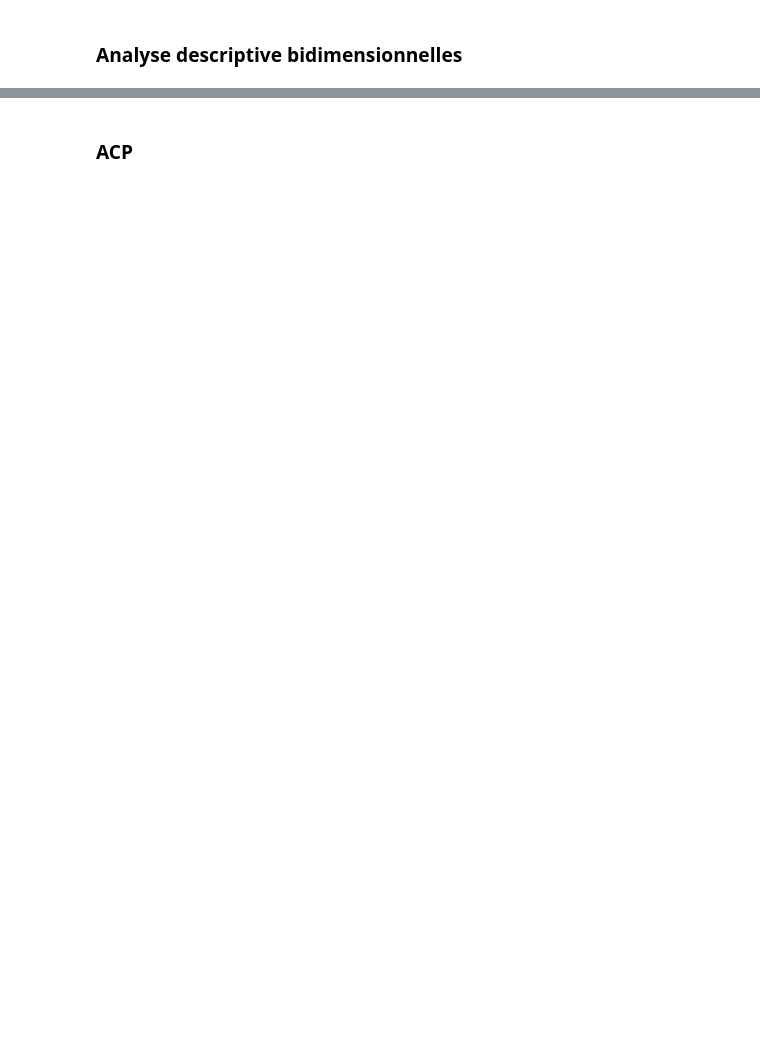
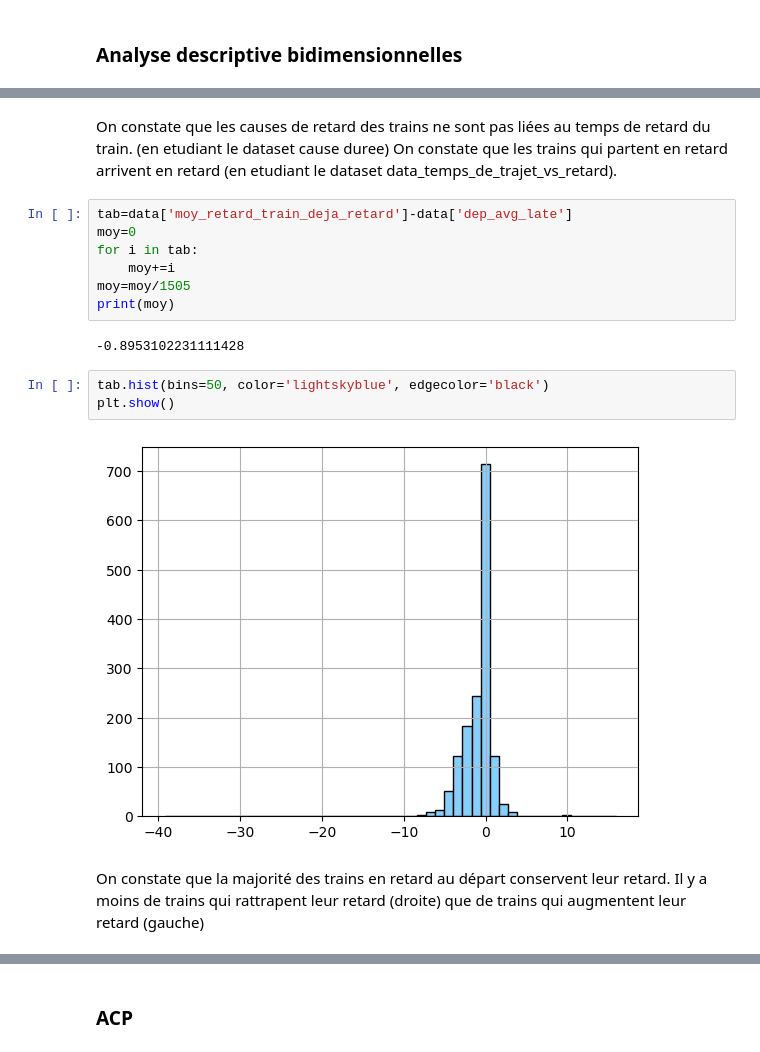
Before and after one commit to Clara-Lst/Projet_AD, a Jupyter notebook: AD-projet-python.ipynb, the cells around one changed output, grey strips where cells are left out. Saved outputs shown, nothing was run; the diff lists cells and outputs as text; blank space fills up the shorter version.

```diff
--- a/AD-projet-python.ipynb
+++ b/AD-projet-python.ipynb
@@ -282,0 +352,20 @@ SyntaxError: invalid syntax (3579356489.py, line 1)
+# %% [markdown]
+On constate que les causes de retard des trains ne sont pas liées au temps de retard du train. (en etudiant le dataset cause duree)
+On constate que les trains qui partent en retard arrivent en retard (en etudiant le dataset data_temps_de_trajet_vs_retard).
+# %%
+tab=data['moy_retard_train_deja_retard']-data['dep_avg_late']
+moy=0
+for i in tab:
+    moy+=i
+moy=moy/1505
+print(moy)
+# %% [output]
+-0.8953102231111428
+# %%
+tab.hist(bins=50, color='lightskyblue', edgecolor='black')
+plt.show()
+# %% [output]
+[figure, added]
+# %% [markdown]
+On constate que la majorité des trains en retard au départ conservent leur retard.
+Il y a moins de trains qui rattrapent leur retard (droite) que de trains qui augmentent leur retard (gauche)
```
Also changed, not shown: parts of 17 cells of this notebook, 1 other file.
